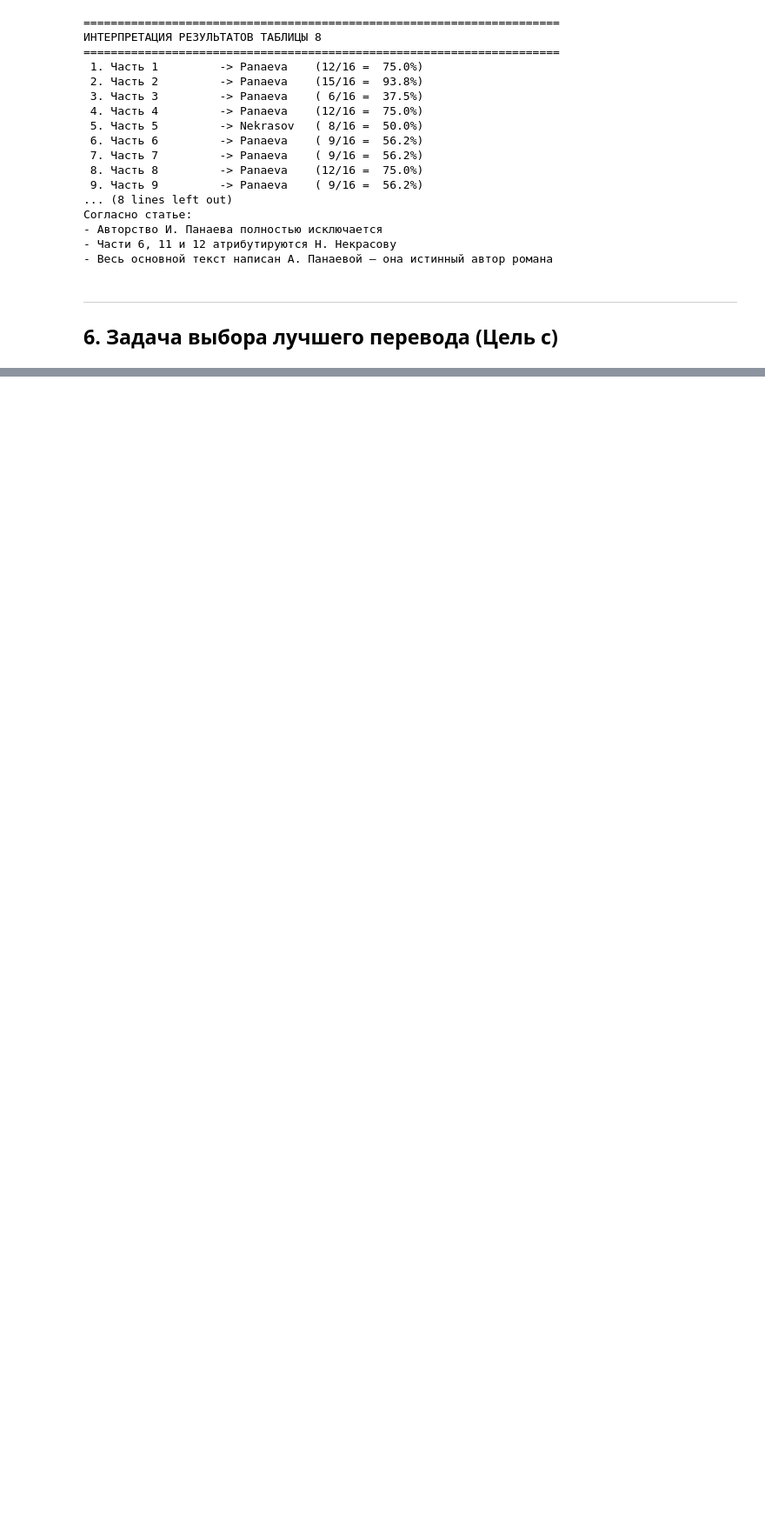
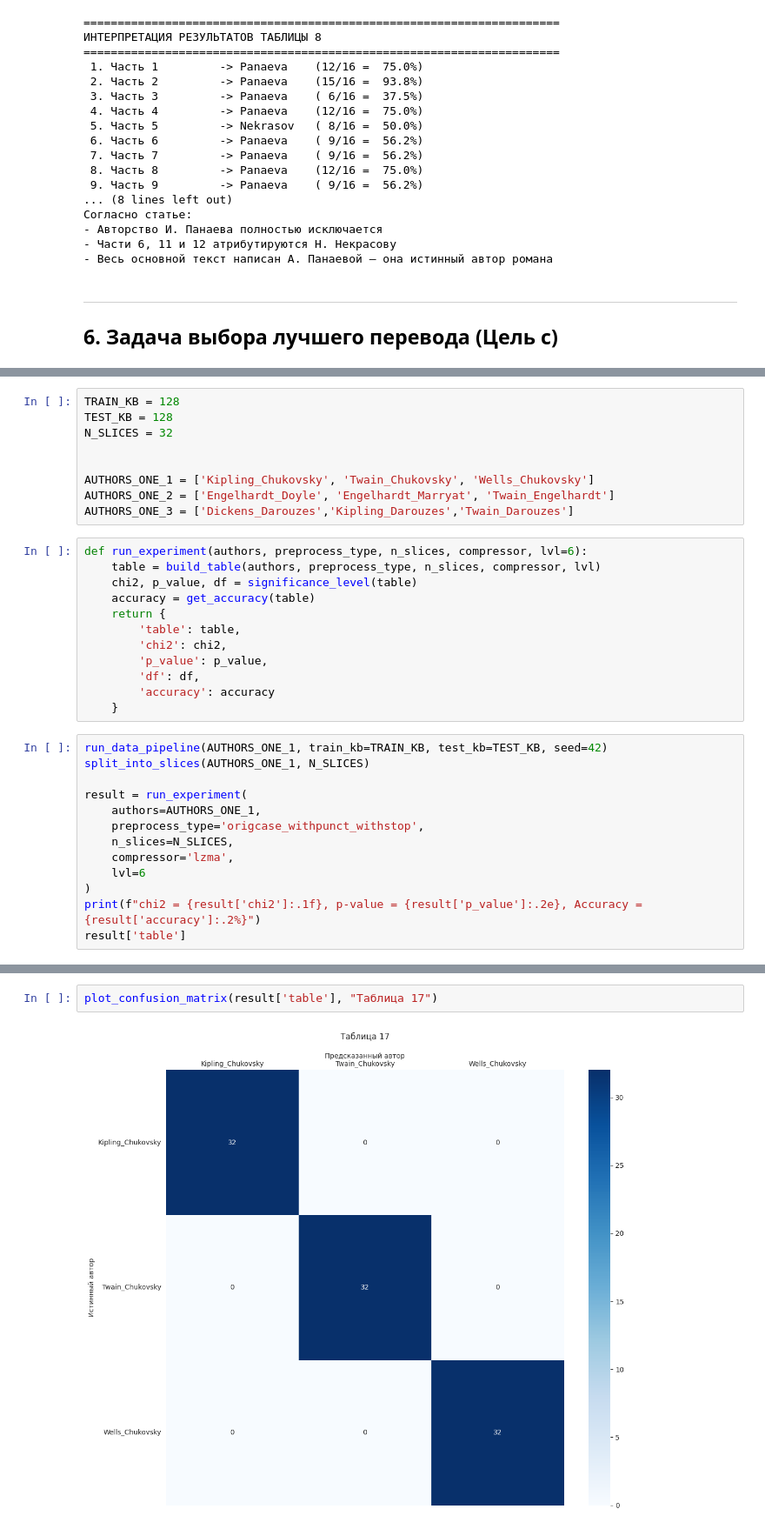
Before and after one commit to revlze/compression-authorship, a Jupyter notebook: experiments.ipynb, the cells around one changed output, grey strips where cells are left out. Shown at 87% size. Saved outputs shown, nothing was run; the diff lists cells and outputs as text; blank space fills up the shorter version.

```diff
--- a/experiments.ipynb
+++ b/experiments.ipynb
@@ -1424,0 +1695,34 @@ def compare_translations(original_author_path, translations_paths, compressor='l
+# %%
+TRAIN_KB = 128
+TEST_KB = 128
+N_SLICES = 32
+
+
+AUTHORS_ONE_1 = ['Kipling_Chukovsky', 'Twain_Chukovsky', 'Wells_Chukovsky']
+AUTHORS_ONE_2 = ['Engelhardt_Doyle', 'Engelhardt_Marryat', 'Twain_Engelhardt']
+AUTHORS_ONE_3 = ['Dickens_Darouzes','Kipling_Darouzes','Twain_Darouzes']
+# %%
+def run_experiment(authors, preprocess_type, n_slices, compressor, lvl=6):
+    table = build_table(authors, preprocess_type, n_slices, compressor, lvl)
+    chi2, p_value, df = significance_level(table)
+    accuracy = get_accuracy(table)
+    return {
+        'table': table,
+        'chi2': chi2,
+        'p_value': p_value,
+        'df': df,
+        'accuracy': accuracy
+    }
+# %%
+run_data_pipeline(AUTHORS_ONE_1, train_kb=TRAIN_KB, test_kb=TEST_KB, seed=42)
+split_into_slices(AUTHORS_ONE_1, N_SLICES)
+
+result = run_experiment(
+    authors=AUTHORS_ONE_1,
+    preprocess_type='origcase_withpunct_withstop',
+    n_slices=N_SLICES,
+    compressor='lzma',
+    lvl=6
+)
+print(f"chi2 = {result['chi2']:.1f}, p-value = {result['p_value']:.2e}, Accuracy = {result['accuracy']:.2%}")
+result['table']
@@ -1424,0 +1751,4 @@ def compare_translations(original_author_path, translations_paths, compressor='l
+# %%
+plot_confusion_matrix(result['table'], "Таблица 17")
+# %% [output]
+[figure, added]
```
Also changed, not shown: parts of 51 cells of this notebook, 6 other files.
